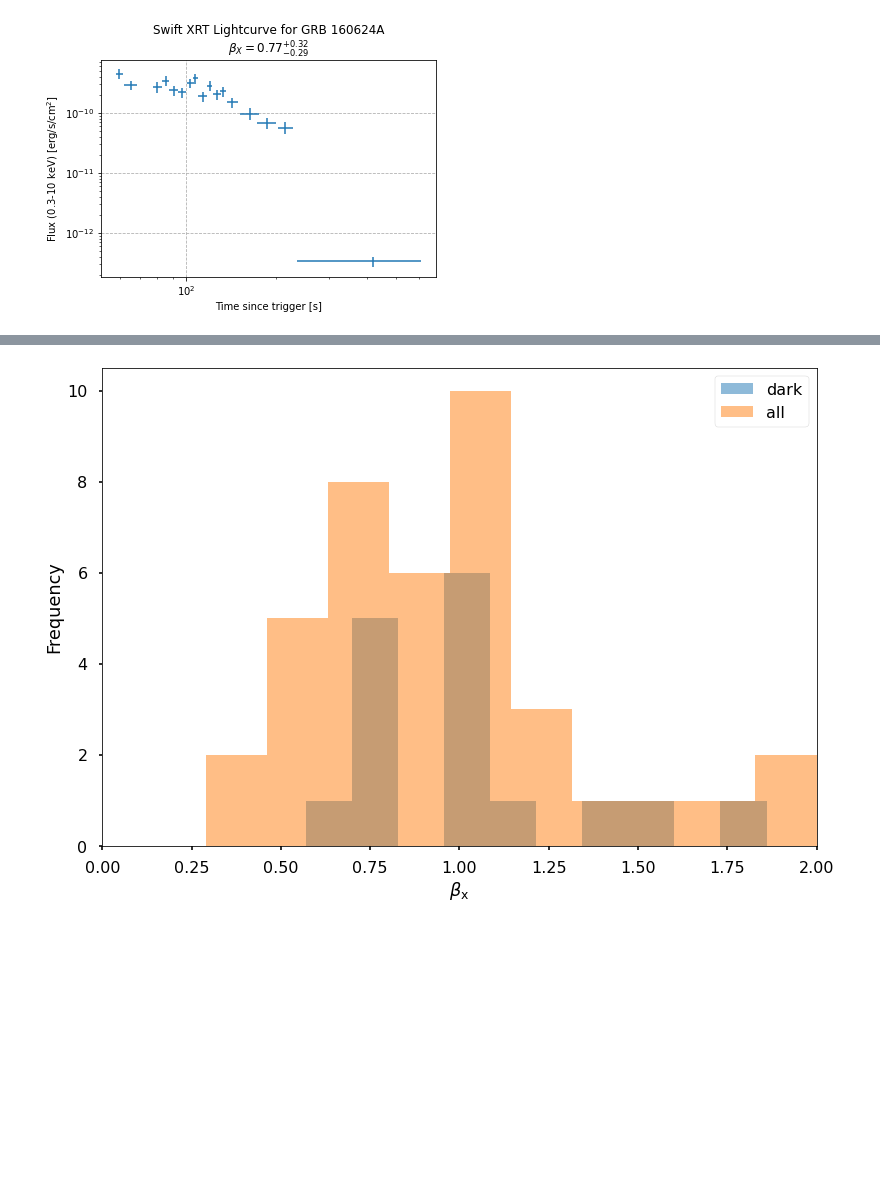
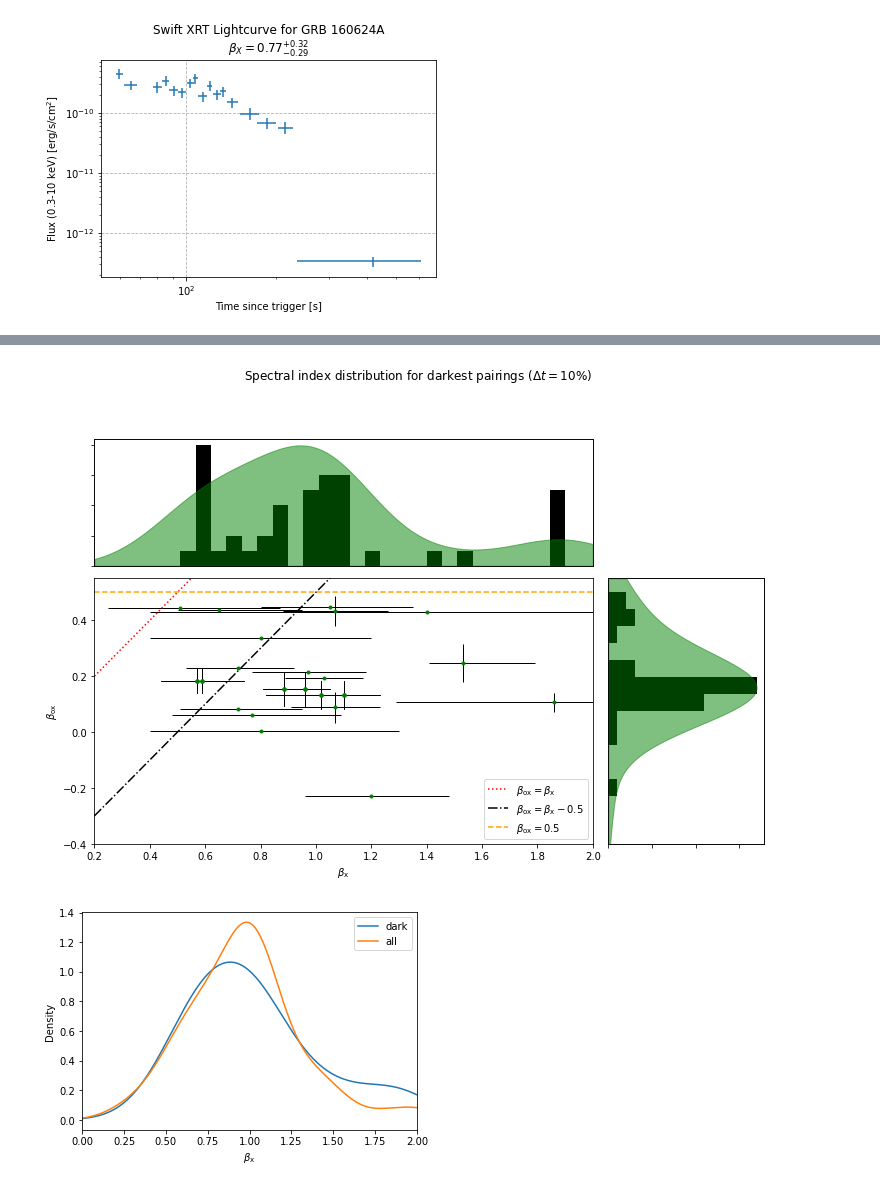
Before and after one commit to cgobat/dark-GRBs, a Jupyter notebook: analysis.ipynb, the cells around one changed output, grey strips where cells are left out. Drawn from its saved outputs; the diff is of its cells as text; code cells hidden in the pictures; blank space fills up the shorter version.

Commit message:
Sample refinements and new optical data

```diff
--- a/analysis.ipynb
+++ b/analysis.ipynb
@@ -279,6 +267,28 @@ for col in ["GRB","TriggerNumber","Observatory","Instrument","Source","E(B-V)"]:
         if pd.isna(new_optical.loc[i,col]):
             new_optical.loc[i,col] = new_optical.loc[i-1,col] # deal with merged Excel cells
 new_optical.drop(new_optical[new_optical["Magnitude"]=="spectroscopy only"].index,axis=0,inplace=True)
+
+rastinejad = pd.read_csv("./data/Rastinejad_Table1.csv")
+for i in rastinejad.index:
+    info = {}
+    info["GRB"] = rastinejad.loc[i,"GRB"]
+    if "/" in rastinejad.loc[i,"Telescope/Instrument"]:
+        info["Observatory"] = rastinejad.loc[i,"Telescope/Instrument"].split("/")[0]
+        info["Instrument"] = rastinejad.loc[i,"Telescope/Instrument"].split("/")[1]
+    else:
+        info["Observatory"] = rastinejad.loc[i,"Telescope/Instrument"]
+    info["Filter"] = rastinejad.loc[i,"Filter"]
+    info["Time (s)"] = float(rastinejad.loc[i,"dt [sec]"])
+    if ">" in rastinejad.loc[i,"Magnitude"]:
+        info["Magnitude"] = float(rastinejad.loc[i,"Magnitude"].replace(">",""))
+        info["Mag error"] = "3-sigma"
+    elif "+/-" in rastinejad.loc[i,"Magnitude"]:
+        info["Magnitude"] = float(rastinejad.loc[i,"Magnitude"].split(" +/- ")[0])
+        info["Mag error"] = float(rastinejad.loc[i,"Magnitude"].split(" +/- ")[1])
+    info["λ_eff"] = float(rastinejad.loc[i,"Wavelength"])
+    info["Source"] = "Rastinejad"
+    new_optical = new_optical.append(info,ignore_index=True)
+
 new_optical["mag_w_err"] = [AsymmetricUncertainty(mag,err,err) if isinstance(err,(float,int)) else AsymmetricUncertainty(mag,np.inf,0) for mag,err in new_optical[["Magnitude","Mag error"]].values]
 # %%
 I_filter = pd.read_table("http://www2.lowell.edu/rsch/LMI/I.txt")
@@ -406,7 +418,7 @@ for i_o in all_optical.index: # for each optical data point
         if dt <= max_dt: # if time separation is allowable
             F_x = xrt_data.loc[i_x,"SpecFlux"]
             Beta_ox = -np.log10(F_x/F_o)/np.log10(nu_x/nu_o)
-            if pd.notna(Beta_ox):
+            if pd.notna(Beta_ox.value):
                 results = results.append({"GRB":all_optical.loc[i_o,"GRB"], "dt%":dt,
                        "nu_o":nu_o, "F_o":F_o, "nu_x":nu_x, "F_x":F_x,
                        "B_ox":Beta_ox},ignore_index=True)
@@ -415,7 +427,7 @@ for i_o in all_optical.index: # for each optical data point
 # %%
 # get the previously retreived x-ray spectral indices for comparison
 
-all_beta_x = pd.concat((new_sGRBs[["GRB","Beta_X","Beta_X_pos","Beta_X_neg"]],BetaXData)) # table of all xray spectral indices
+all_beta_x = pd.concat((sGRBs[["GRB","Beta_X","Beta_X_pos","Beta_X_neg"]],BetaXData)) # table of all xray spectral indices
 results = results.merge(all_beta_x,on="GRB",how="left") # match by GRB ID
 results["B_x"] = [AsymmetricUncertainty(*results.loc[i,["Beta_X","Beta_X_pos","Beta_X_neg"]]) for i in results.index] # construct objects
 results.drop(['Beta_X', 'Beta_X_pos', 'Beta_X_neg'],axis=1,inplace=True) # discard superfluous columns
@@ -443,5 +457,5 @@ results.sort_values(by="GRB",ascending=False)
 # %%
-dark = results.loc[results["Jak_dark"] | results["vdH_dark"],:]
+dark = results.loc[results["Jak_dark"] | results["vdH_dark"],:].sort_values(by=["GRB","dt%"],ascending=[False,True])
 for GRB in dark["GRB"].unique():
     print(GRB,dark["GRB"].tolist().count(GRB))
 # %% [output]
@@ -502,10 +521,55 @@ plt.show()
+# %%
+fig = plt.figure(figsize=(12,10))
+grid = plt.GridSpec(4, 4, hspace=0.1, wspace=0.1)
+
+ax_main = fig.add_subplot(grid[1:-1, 0:-1])
+ax_right = fig.add_subplot(grid[1:-1, -1], xticklabels=[], yticklabels=[])
+ax_top = fig.add_subplot(grid[0, 0:-1], xticklabels=[], yticklabels=[])
+
+x = np.linspace(0.2,2,100)
+y = np.linspace(-.4,0.55,100)
+
+ax_main.errorbar(b_x,b_ox,xerr=[xminus,xplus],yerr=[oxminus,oxplus],linestyle="",marker=".",
+                 mfc="g",mec="g",ecolor="k",elinewidth=1,capthick=1)
+ax_main.plot(x,x,"r:",label=r"$\beta_\mathrm{ox}=\beta_\mathrm{x}$")
+ax_main.plot(x,x-.5,"k-.",label=r"$\beta_\mathrm{ox}=\beta_\mathrm{x}-0.5$")
+ax_main.plot(x,[.5]*len(x),linestyle="--",color="orange",label=r"$\beta_\mathrm{ox}=0.5$")
+ax_main.set(xlim=(x.min(),x.max()),ylim=(y.min(),y.max()),
+            xlabel=r"$\beta_\mathrm{x}$",ylabel=r"$\beta_\mathrm{ox}$")
+ax_main.legend()
+
+kde = stats.gaussian_kde(b_x)
+density = kde.evaluate(x)
+ax_kde_x = ax_top.twinx()
+ax_kde_x.fill_between(x,density,color="green",alpha=.5)
+ax_kde_x.set_ylim(0)
+ax_kde_x.set_yticks([])
+ax_top.hist(b_x,25,orientation='vertical', color="k")
+ax_top.set_xticks([])
+ax_top.set_xlim(ax_main.get_xlim())
+
+kde = stats.gaussian_kde(b_ox)
+density = kde.evaluate(y)
+ax_kde_y = ax_right.twiny()
+ax_kde_y.fill_betweenx(y,density,color="green",alpha=.5)
+ax_kde_y.set_xlim(0)
+ax_kde_y.set_xticks([])
+ax_right.hist(b_ox, 20, orientation='horizontal', color="k")
+ax_right.set_yticks([])
+ax_right.set_ylim(ax_main.get_ylim())
+
+fig.suptitle(r"Spectral index distribution for darkest pairings ($\Delta t=10$%)")
+
+plt.show()
+# %% [output]
+[figure, added]
 # %%
-pd.Series([bx.value for bx in dark.drop_duplicates("GRB")["B_x"]]).plot.hist(label="dark",alpha=.5,bins=10)
-pd.Series([bx.value for bx in results.drop_duplicates("GRB")["B_x"]]).plot.hist(label="all",alpha=.5,bins=10)
+pd.Series([bx.value for bx in dark.drop_duplicates("GRB")["B_x"]]).plot.kde(label="dark")
+pd.Series([bx.value for bx in results.drop_duplicates("GRB")["B_x"]]).plot.kde(label="all")
 plt.xlim(0,2)
 #plt.gca().set_yticklabels([])
 plt.xlabel(r"$\beta_\mathrm{x}$")
 plt.legend()
 plt.show()
 # %% [output]
-[figure, old version]
+[figure, new version]
```
Also changed, not shown: parts of 45 cells of this notebook, 3 other files.
